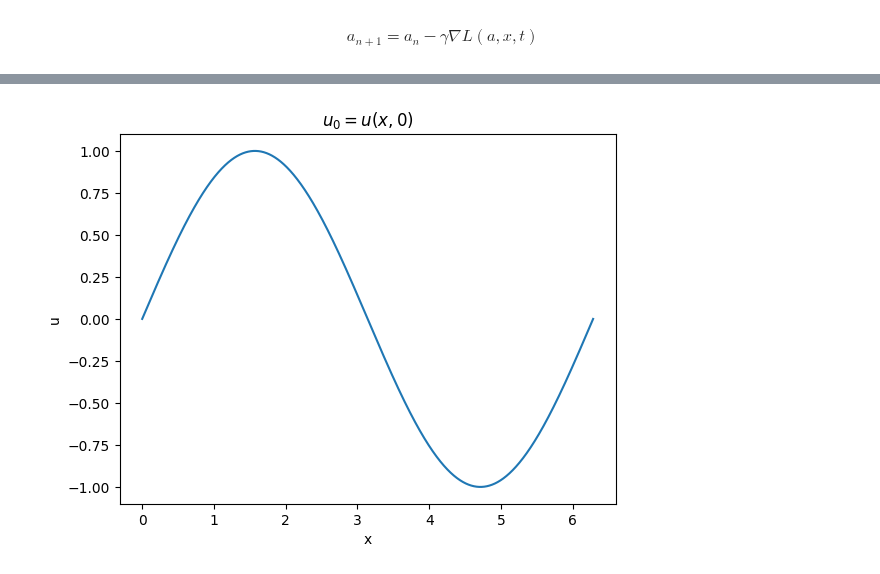
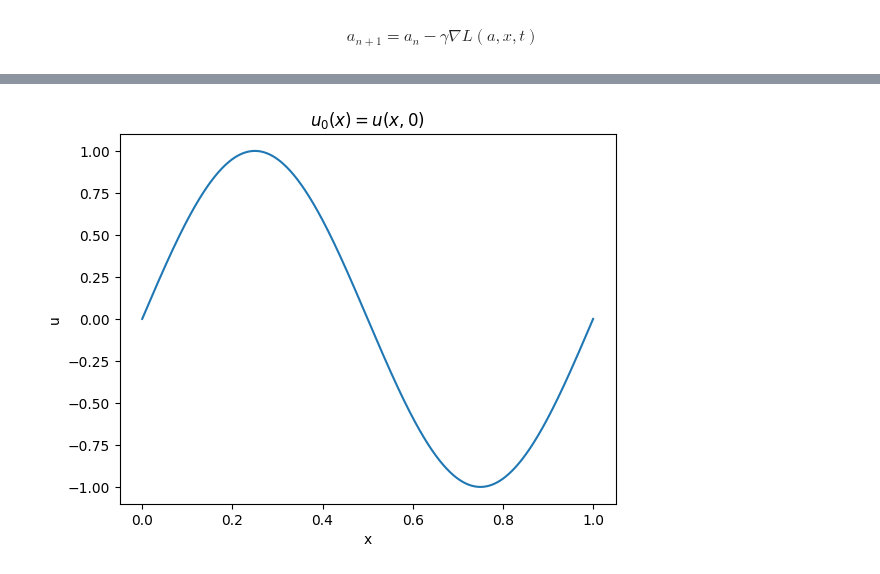
Before and after one commit to Songtech-0912/NN-DE-solvers, a Jupyter notebook: wave-equation.ipynb, the cells around one changed output, grey strips where cells are left out. Saved outputs shown, nothing was run; the diff lists cells and outputs as text; code cells hidden in the pictures.

```diff
--- a/wave-equation.ipynb
+++ b/wave-equation.ipynb
@@ -66,7 +57,10 @@ df_2dt_2_vect = jit(vmap(df_2dt_2, (None, 0, 0)))
 # %%
-samples = 3000
+samples = 500
 # %%
-x = jnp.linspace(0, 2 * jnp.pi, samples)
+x = jnp.linspace(0, 1, samples)
 t = jnp.linspace(0, 1, samples)
-initial = jnp.sin(x)
-zeros = jnp.zeros(samples)
+# %%
+initial = jnp.sin(2 * jnp.pi * x)
+zeros = jnp.zeros(samples)
+ones = jnp.ones(samples)
+bc = zeros
@@ -73,11 +154,11 @@ zeros = jnp.zeros(samples)
 # %%
 plt.plot(x, initial)
-plt.title(r"$u_0 = u(x, 0)$")
+plt.title(r"$u_0(x) = u(x, 0)$")
 plt.xlabel("x")
 plt.ylabel("u")
 plt.show()
 # %% [output]
-[figure, old version]
+[figure, new version]
 # %%
 # The PDE (what we refer to as F(x, t))
 @jit
```
Also changed, not shown: parts of 43 cells of this notebook.
